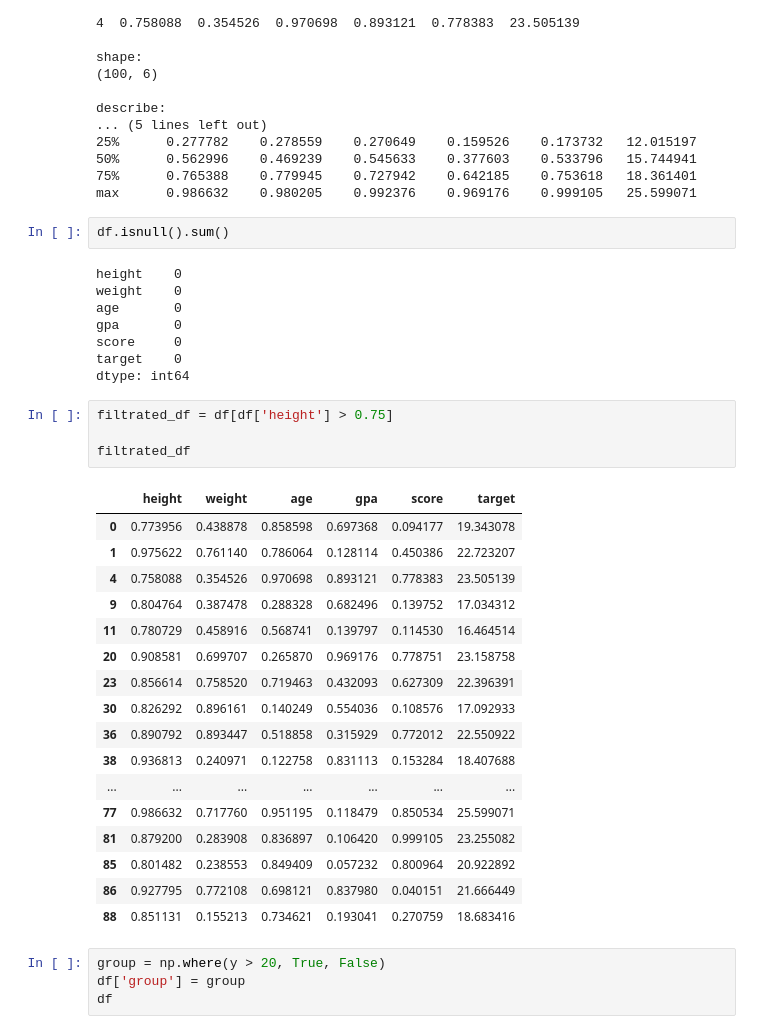
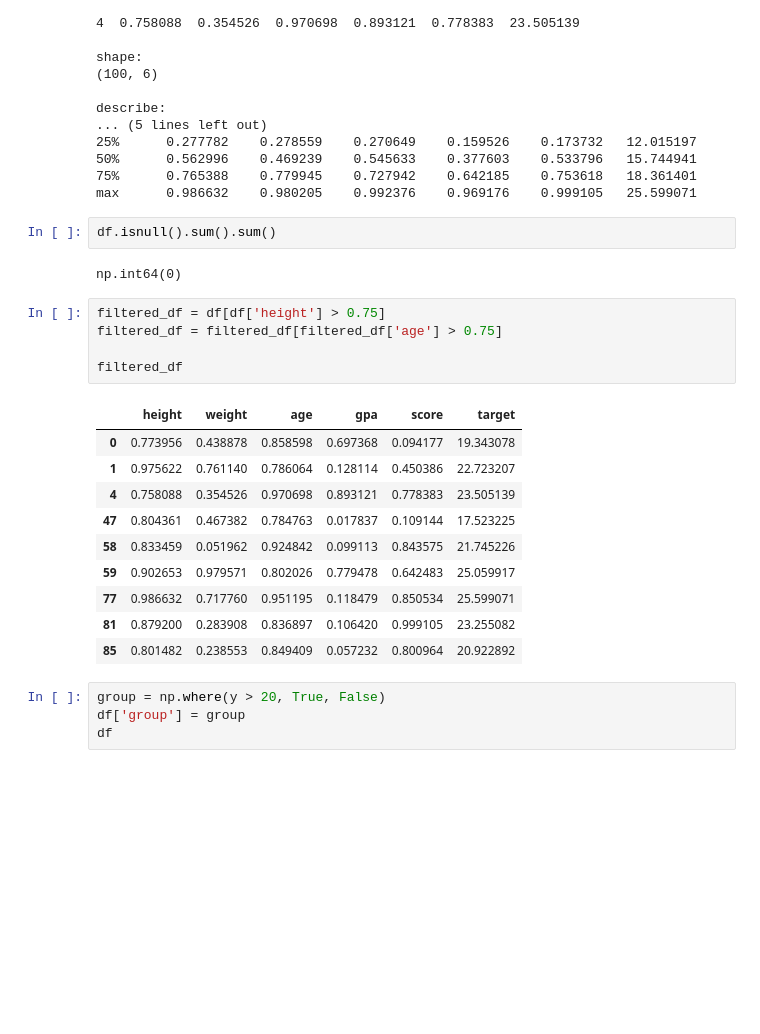
Before and after one commit to mladislav/ml-course-homeworks, a Jupyter notebook: hw01_setup_tools/hw01_setup_tools.ipynb, the cells around one changed output. Saved outputs shown, nothing was run; the diff lists cells and outputs as text; blank space fills up the shorter version.

```diff
--- a/hw01_setup_tools/hw01_setup_tools.ipynb
+++ b/hw01_setup_tools/hw01_setup_tools.ipynb
@@ -104,37 +104,25 @@ describe:
 75%      0.765388    0.779945    0.727942    0.642185    0.753618   18.361401
 max      0.986632    0.980205    0.992376    0.969176    0.999105   25.599071
 # %%
-df.isnull().sum()
+df.isnull().sum().sum()
 # %% [output]
-height    0
-weight    0
-age       0
-gpa       0
-score     0
-target    0
-dtype: int64
+np.int64(0)
 # %%
-filtrated_df = df[df['height'] > 0.75]
+filtered_df = df[df['height'] > 0.75]
+filtered_df = filtered_df[filtered_df['age'] > 0.75]
 
-filtrated_df
+filtered_df
 # %% [output]
 |  | height | weight | age | gpa | score | target |
 | 0 | 0.773956 | 0.438878 | 0.858598 | 0.697368 | 0.094177 | 19.343078 |
 | 1 | 0.975622 | 0.761140 | 0.786064 | 0.128114 | 0.450386 | 22.723207 |
 | 4 | 0.758088 | 0.354526 | 0.970698 | 0.893121 | 0.778383 | 23.505139 |
-| 9 | 0.804764 | 0.387478 | 0.288328 | 0.682496 | 0.139752 | 17.034312 |
-| 11 | 0.780729 | 0.458916 | 0.568741 | 0.139797 | 0.114530 | 16.464514 |
-| 20 | 0.908581 | 0.699707 | 0.265870 | 0.969176 | 0.778751 | 23.158758 |
-| 23 | 0.856614 | 0.758520 | 0.719463 | 0.432093 | 0.627309 | 22.396391 |
-| 30 | 0.826292 | 0.896161 | 0.140249 | 0.554036 | 0.108576 | 17.092933 |
-| 36 | 0.890792 | 0.893447 | 0.518858 | 0.315929 | 0.772012 | 22.550922 |
-| 38 | 0.936813 | 0.240971 | 0.122758 | 0.831113 | 0.153284 | 18.407688 |
-| ... | ... | ... | ... | ... | ... | ... |
+| 47 | 0.804361 | 0.467382 | 0.784763 | 0.017837 | 0.109144 | 17.523225 |
+| 58 | 0.833459 | 0.051962 | 0.924842 | 0.099113 | 0.843575 | 21.745226 |
+| 59 | 0.902653 | 0.979571 | 0.802026 | 0.779478 | 0.642483 | 25.059917 |
 | 77 | 0.986632 | 0.717760 | 0.951195 | 0.118479 | 0.850534 | 25.599071 |
 | 81 | 0.879200 | 0.283908 | 0.836897 | 0.106420 | 0.999105 | 23.255082 |
 | 85 | 0.801482 | 0.238553 | 0.849409 | 0.057232 | 0.800964 | 20.922892 |
-| 86 | 0.927795 | 0.772108 | 0.698121 | 0.837980 | 0.040151 | 21.666449 |
-| 88 | 0.851131 | 0.155213 | 0.734621 | 0.193041 | 0.270759 | 18.683416 |
 # %%
 group = np.where(y > 20, True, False)
 df['group'] = group
```
Also changed, not shown: parts of 6 cells of this notebook.
